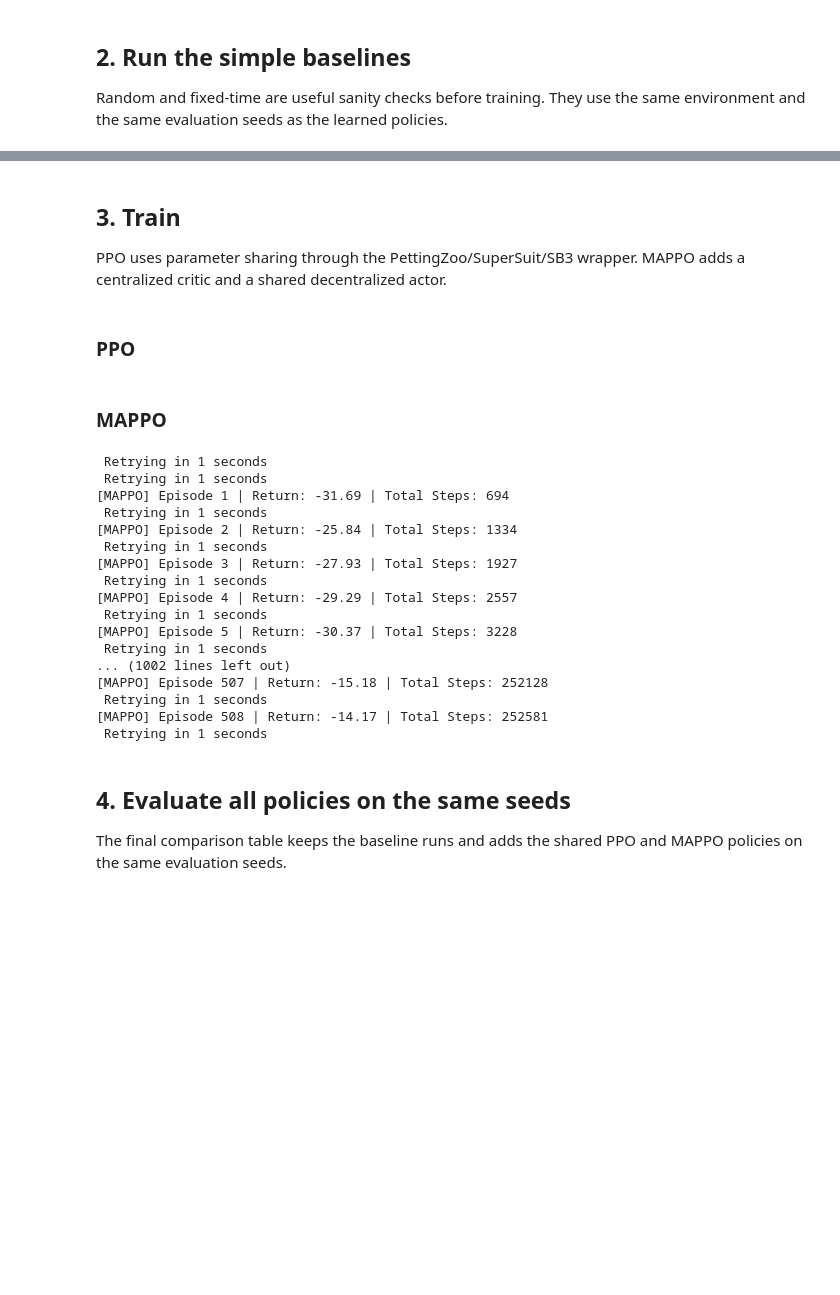
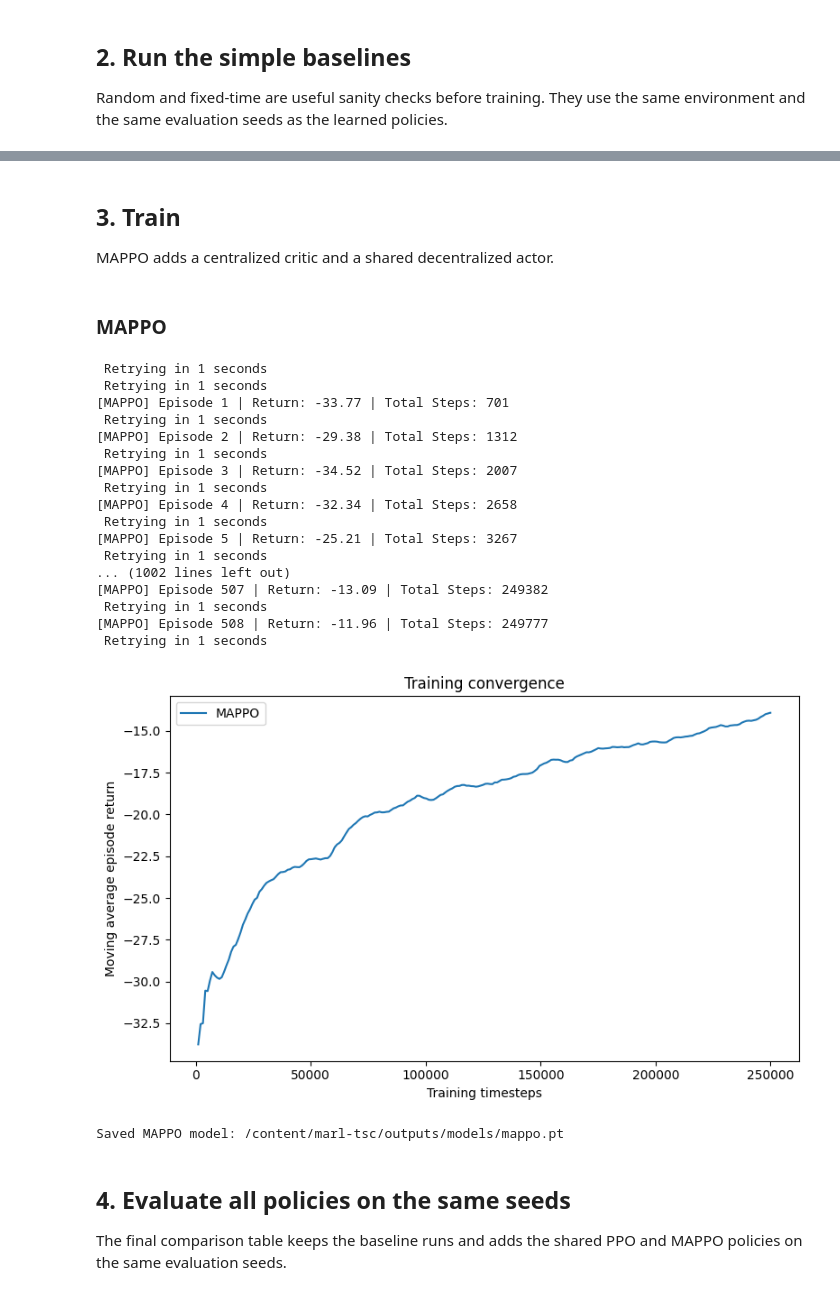
Before and after one commit to abergh18/marl-tsc, a Jupyter notebook: notebooks/main_flow.ipynb, the cells around one changed output, grey strips where cells are left out. Drawn from its saved outputs; the diff is of its cells as text; code cells hidden in the pictures; blank space fills up the shorter version.

```diff
--- a/notebooks/main_flow.ipynb
+++ b/notebooks/main_flow.ipynb
@@ -172,7 +174,7 @@ print(f"SUMO_HOME set to: {os.environ['SUMO_HOME']}")
 # ==========================================
 # MASTER VARIABLE: Controls the entire run
 # ==========================================
-EPISODE_STEPS = 100000
+EPISODE_STEPS = 50000
 
 # ==========================================
 # Derived Parameters
@@ -220,20 +222,6 @@ elif found_source_path.resolve() != net_path_in_output.resolve():
     shutil.copy2(found_source_path, net_path_in_output)
     print(f"Copied network file to {net_path_in_output}")
 
-custom_tls_ids = [
-  '5464450922',
-  'cluster_1111602959_6308330_6398665769_6398666101',
-  'cluster_1112902336_2338735_6300917286',
-  'cluster_1395459938_3904465077_6288784963',
-  'cluster_1671362532_2217405_253943174_3904937313_#3more',
-  'cluster_2217373_5464742560_610595545_6288784968_#6more',
-  'cluster_27212021_5464547758_6299153326',
-  'joinedS_3903073405_cluster_5835265011_610595547',
-  'joinedS_6528610881_cluster_1305014216_5464547754_6100910_6528610880_cluster_2217469_5464547745_5464547748_5464547749',
-  'joinedS_cluster_1670999797_1670999973_2217366_3903086088_#1more_cluster_1670999799_2217365_6308327',
-  'joinedS_cluster_3903235205_3903235208_6288785520_cluster_3903235206_3903235211_3903235213_6288785518_#1more_cluster_5178274273_6288785516'
-]
-
 generator = SimulationGenerator(
     output_dir=OUTPUT_DIR,
     network_filename=network_file_name,
@@ -326,6 +340,4 @@ print_comparison_table(baseline_rows)
 # %% [markdown]
 ## 3. Train
 
-PPO uses parameter sharing through the PettingZoo/SuperSuit/SB3 wrapper. MAPPO adds a centralized critic and a shared decentralized actor.
+ MAPPO adds a centralized critic and a shared decentralized actor.
-# %% [markdown]
-### PPO
@@ -352,38 +346,40 @@ print("Saved PPO model:", ppo_model_path)
 # %%
 mappo_model, mappo_history, mappo_model_path = train_mappo(
     config_file=paths.config_file,
-    traffic_light_ids=None,
+    traffic_light_ids=tls_in_net,
     output_dir=OUTPUT_DIR,
     total_timesteps=TOTAL_TIMESTEPS,
     rollout_steps=1024,
     max_steps=SIMULATION_DURATION,
     seed=42,
     env_kwargs={"green_phase_count": 8,
                 "min_green_seconds": MIN_GREEN_SECONDS },
 )
 
 fig, ax = plot_training_histories(mappo_history)
 plt.show()
 
 print("Saved MAPPO model:", mappo_model_path)
 # %% [output]
  Retrying in 1 seconds
  Retrying in 1 seconds
-[MAPPO] Episode 1 | Return: -31.69 | Total Steps: 694
+[MAPPO] Episode 1 | Return: -33.77 | Total Steps: 701
  Retrying in 1 seconds
-[MAPPO] Episode 2 | Return: -25.84 | Total Steps: 1334
+[MAPPO] Episode 2 | Return: -29.38 | Total Steps: 1312
  Retrying in 1 seconds
-[MAPPO] Episode 3 | Return: -27.93 | Total Steps: 1927
+[MAPPO] Episode 3 | Return: -34.52 | Total Steps: 2007
  Retrying in 1 seconds
-[MAPPO] Episode 4 | Return: -29.29 | Total Steps: 2557
+[MAPPO] Episode 4 | Return: -32.34 | Total Steps: 2658
  Retrying in 1 seconds
-[MAPPO] Episode 5 | Return: -30.37 | Total Steps: 3228
+[MAPPO] Episode 5 | Return: -25.21 | Total Steps: 3267
  Retrying in 1 seconds
 ... (1002 lines left out)
-[MAPPO] Episode 507 | Return: -15.18 | Total Steps: 252128
+[MAPPO] Episode 507 | Return: -13.09 | Total Steps: 249382
  Retrying in 1 seconds
-[MAPPO] Episode 508 | Return: -14.17 | Total Steps: 252581
+[MAPPO] Episode 508 | Return: -11.96 | Total Steps: 249777
  Retrying in 1 seconds
+[figure, added]
+Saved MAPPO model: /content/marl-tsc/outputs/models/mappo.pt
 # %% [markdown]
 ## 4. Evaluate all policies on the same seeds
 
```
Also changed, not shown: parts of 16 cells of this notebook.
